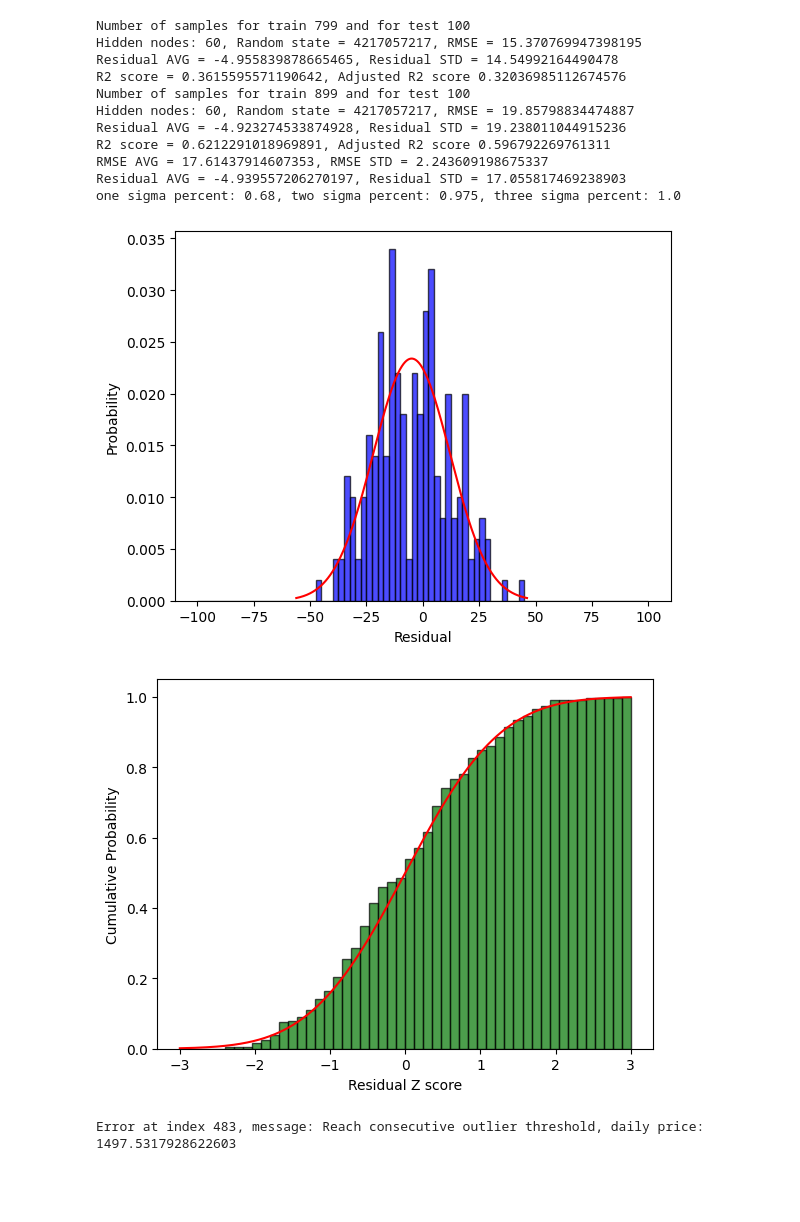
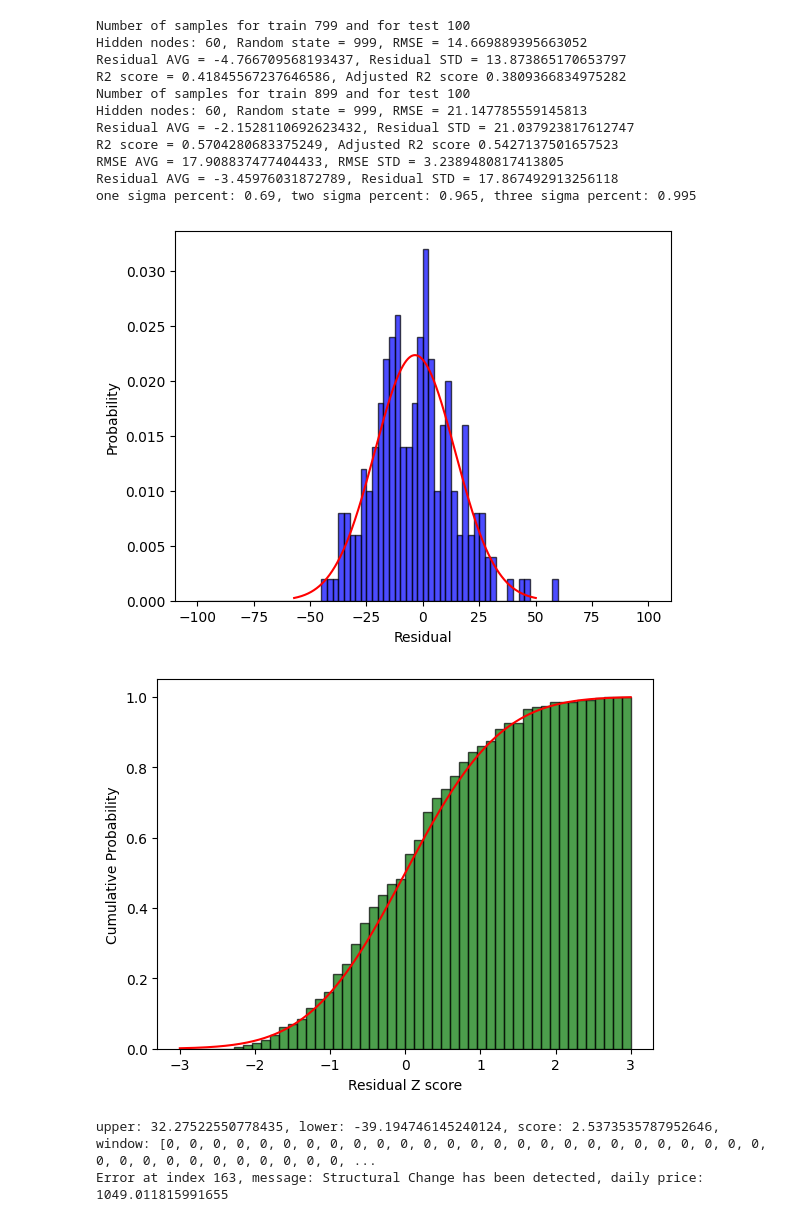
Before and after one commit to MISJasonChuang/EDD_ELM, a Jupyter notebook: ELM_time_series.ipynb, the cells around one changed output. Cells and saved outputs as stored; diff of their text form; code cells hidden in the pictures; blank space fills up the shorter version.

```diff
--- a/ELM_time_series.ipynb
+++ b/ELM_time_series.ipynb
@@ -1273,6 +1243,7 @@ def train_part(nodes:int = 100):
 
     ''' Test Number of Nodes '''
     for random_num in random_list:
+        random_num = 999
         results = train_time_series(train_split=train_split, test_size=test_size, nodes=nodes, random_state=random_num)
         for res in results:
             X_streaming = res["X_streaming"]
@@ -1333,36 +1356,37 @@ def train_part(nodes:int = 100):
 # %%
 if __name__ == "__main__":
     # EDD parameters
     window_size = 100
-    percent = 0.1
+    percent = 0.02
     nodes = 60
     avg, std, X_streaming, y_streaming, elmr = train_part(nodes)
     edd = EDD(mean=avg, std=std, window_size=window_size, percent=percent)
     # print(f"multi sc mean: {multi_sc.mean_} multi sc scale: {multi_sc.scale_}")
     for index, X in enumerate(X_streaming):
         X = X.reshape(-1, 6)
         X = multi_sc.transform(X)
         y_pred = elmr.predict(X)
         y = y_streaming[index]
         error = y_pred[0][0] - y
         # print(f"pred {y_pred[0][0]}, actual {y}")
         try:
             edd.add_data(error)
         except Exception as e:
             print(f"Error at index {index}, message: {str(e)}, daily price: {y}")
             break
 # %% [output]
 Number of samples for train 799 and for test 100
-Hidden nodes: 60, Random state = 4217057217, RMSE = 15.370769947398195
-Residual AVG = -4.955839878665465, Residual STD = 14.54992164490478
-R2 score = 0.3615595571190642, Adjusted R2 score 0.32036985112674576
+Hidden nodes: 60, Random state = 999, RMSE = 14.669889395663052
+Residual AVG = -4.766709568193437, Residual STD = 13.873865170653797
+R2 score = 0.41845567237646586, Adjusted R2 score 0.3809366834975282
 Number of samples for train 899 and for test 100
-Hidden nodes: 60, Random state = 4217057217, RMSE = 19.85798834474887
-Residual AVG = -4.923274533874928, Residual STD = 19.238011044915236
-R2 score = 0.6212291018969891, Adjusted R2 score 0.596792269761311
-RMSE AVG = 17.61437914607353, RMSE STD = 2.243609198675337
-Residual AVG = -4.939557206270197, Residual STD = 17.055817469238903
-one sigma percent: 0.68, two sigma percent: 0.975, three sigma percent: 1.0
+Hidden nodes: 60, Random state = 999, RMSE = 21.147785559145813
+Residual AVG = -2.1528110692623432, Residual STD = 21.037923817612747
+R2 score = 0.5704280683375249, Adjusted R2 score 0.5427137501657523
+RMSE AVG = 17.908837477404433, RMSE STD = 3.2389480817413805
+Residual AVG = -3.45976031872789, Residual STD = 17.867492913256118
+one sigma percent: 0.69, two sigma percent: 0.965, three sigma percent: 0.995
-[figure, old version]
+[figure, new version]
-[figure, old version]
+[figure, new version]
-Error at index 483, message: Reach consecutive outlier threshold, daily price: 1497.5317928622603
+upper: 32.27522550778435, lower: -39.194746145240124, score: 2.5373535787952646, window: [0, 0, 0, 0, 0, 0, 0, 0, 0, 0, 0, 0, 0, 0, 0, 0, 0, 0, 0, 0, 0, 0, 0, 0, 0, 0, 0, 0, 0, 0, 0, 0, 0, 0, 0, 0, 0, ...
+Error at index 163, message: Structural Change has been detected, daily price: 1049.011815991655
```
Also changed, not shown: parts of 7 cells of this notebook.
